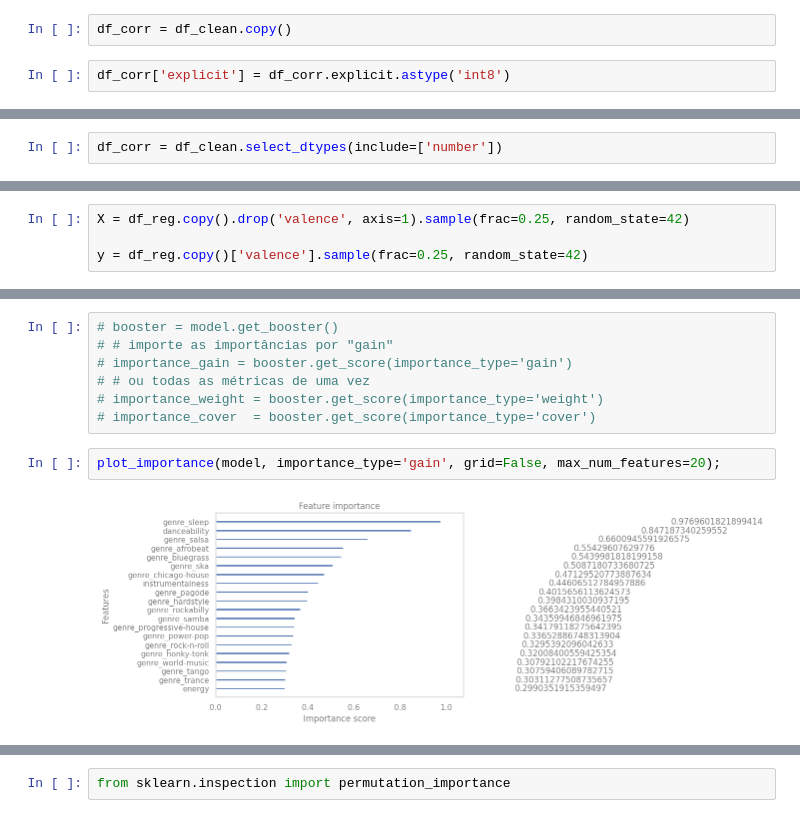
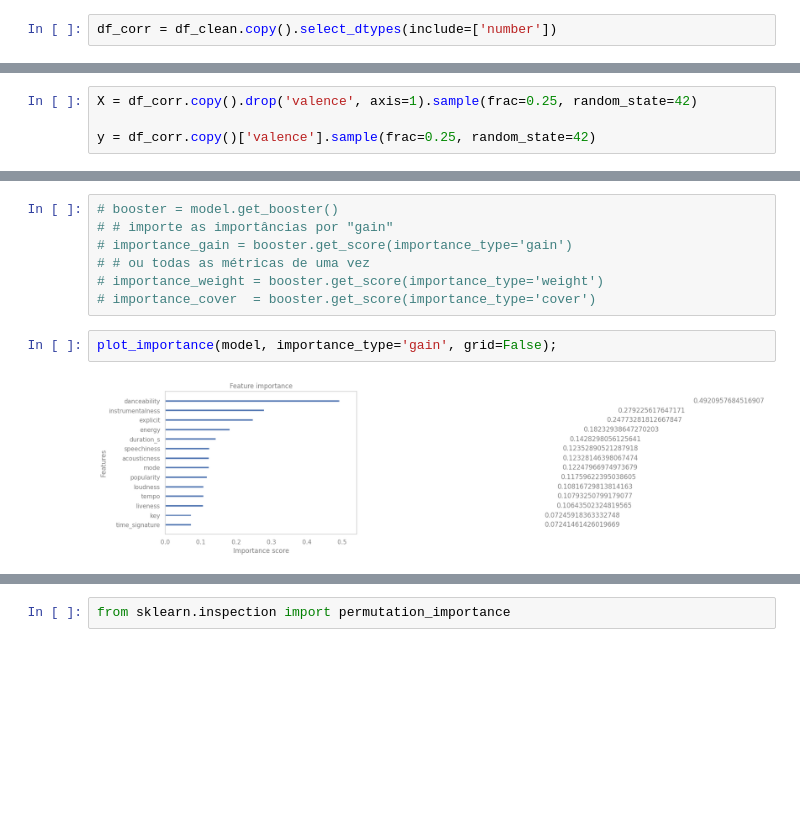
Before and after one commit to pyrataria/data_analytics, a Jupyter notebook: spotipy/spotipy.ipynb, the cells around one changed output, grey strips where cells are left out. Saved outputs shown, nothing was run; the diff lists cells and outputs as text; blank space fills up the shorter version.

```diff
--- a/spotipy/spotipy.ipynb
+++ b/spotipy/spotipy.ipynb
@@ -187,6 +202,4 @@ dtype: object
 1\) Label encoding
 Técnica utilizada para converter variáveis categóricas em numéricas.
 # %%
-df_corr = df_clean.copy()
+df_corr = df_clean.copy().select_dtypes(include=['number'])
-# %%
-df_corr['explicit'] = df_corr.explicit.astype('int8')
@@ -195,5 +206,3 @@ df_corr['explicit'] = df_corr.explicit.astype('int8')
-# %%
-df_corr = df_clean.select_dtypes(include=['number'])
 # %%
 df_corr.drop_duplicates(inplace=True)
 
@@ -540,9 +534,9 @@ from sklearn.model_selection import train_test_split, learning_curve
 from xgboost import XGBRegressor
 import numpy as np
 # %%
-X = df_reg.copy().drop('valence', axis=1).sample(frac=0.25, random_state=42)
+X = df_corr.copy().drop('valence', axis=1).sample(frac=0.25, random_state=42)
 
-y = df_reg.copy()['valence'].sample(frac=0.25, random_state=42)
+y = df_corr.copy()['valence'].sample(frac=0.25, random_state=42)
 # %%
 X_train, X_test, y_train, y_test = train_test_split(X, y, test_size=0.3,
                                                     random_state=42)
@@ -809,6 +803,6 @@ from xgboost import plot_importance
 # importance_weight = booster.get_score(importance_type='weight')
 # importance_cover  = booster.get_score(importance_type='cover')
 # %%
-plot_importance(model, importance_type='gain', grid=False, max_num_features=20);
+plot_importance(model, importance_type='gain', grid=False);
 # %% [output]
-[figure, old version]
+[figure, new version]
```
Also changed, not shown: parts of 46 cells of this notebook.
